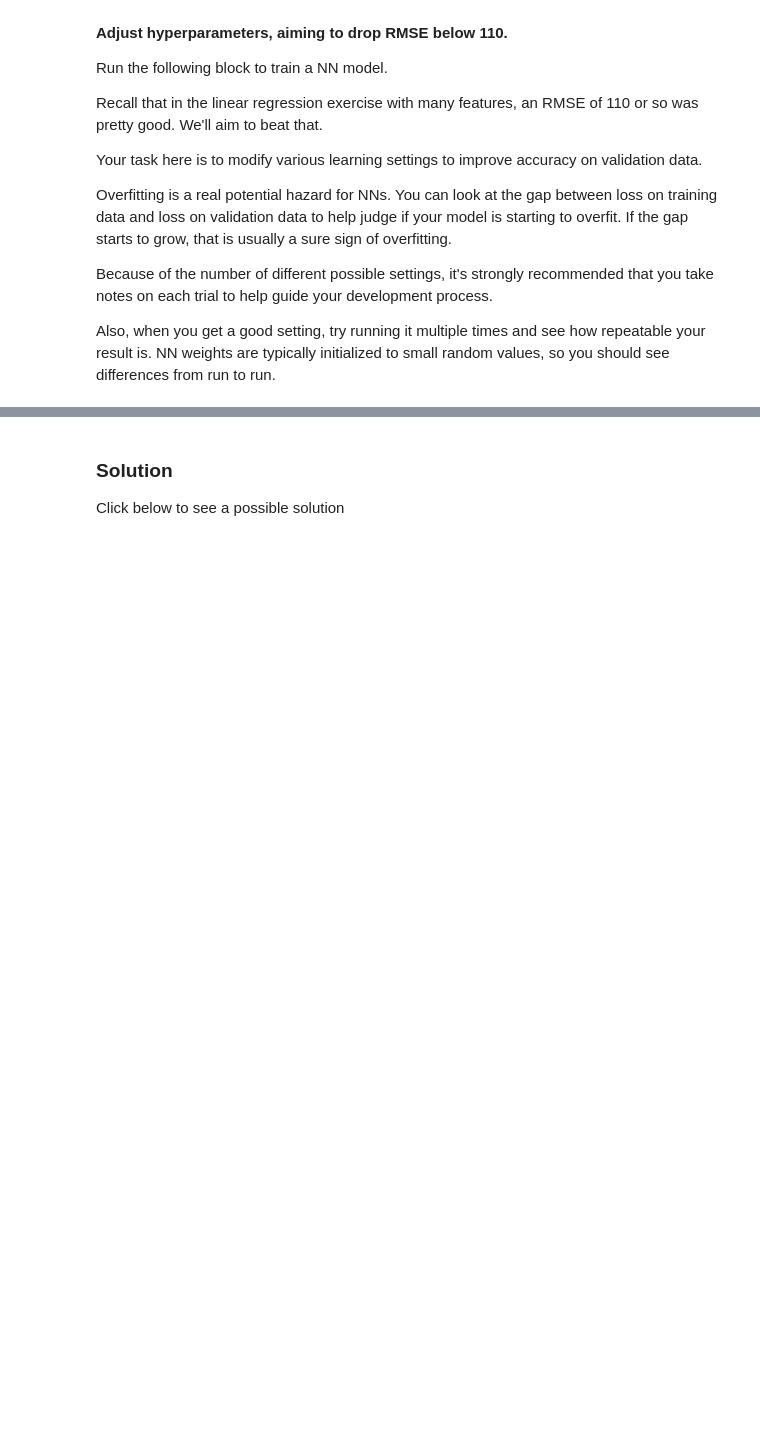
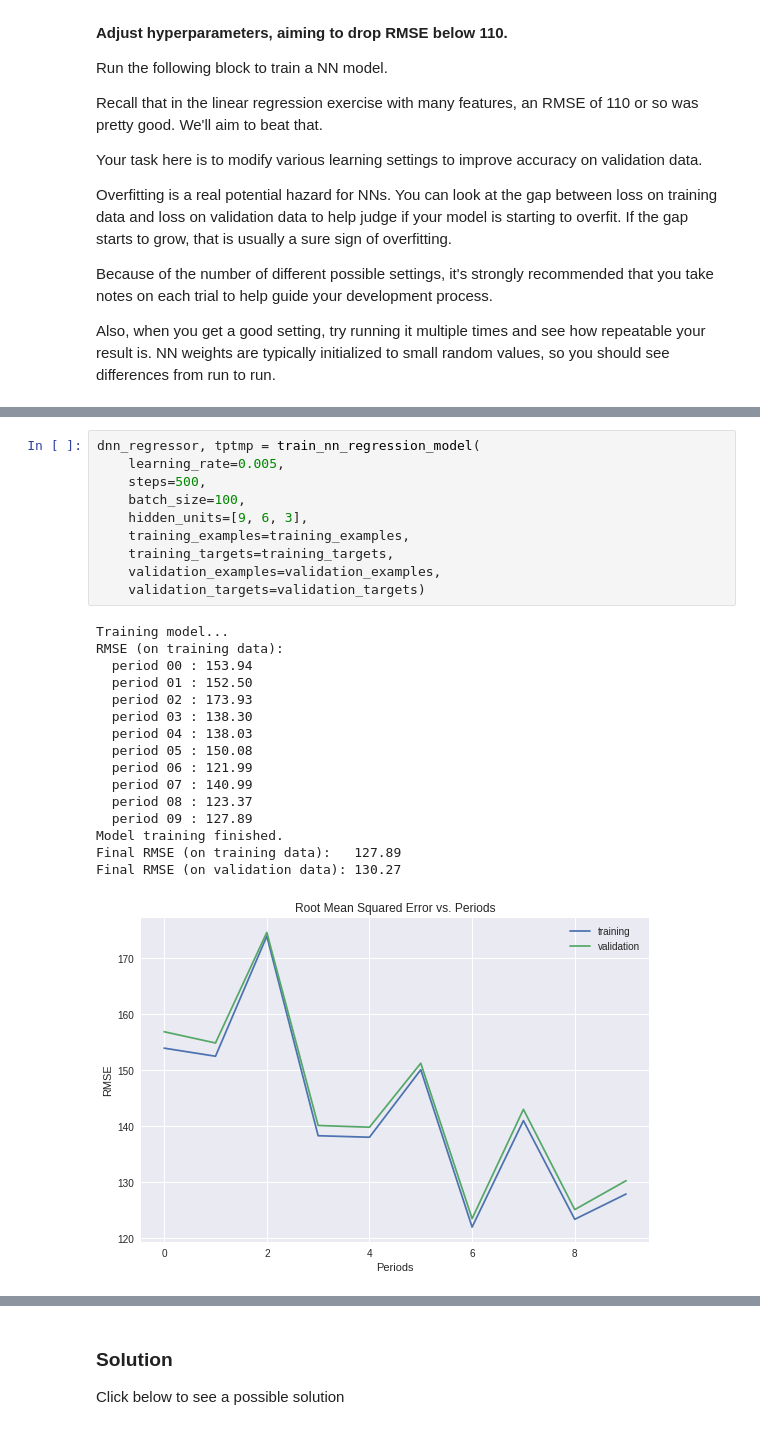
Before and after one commit to tenvol/tsf00, a Jupyter notebook: intro_to_neural_nets.ipynb, the cells around one changed output, grey strips where cells are left out. Cells and saved outputs as stored; diff of their text form; blank space fills up the shorter version.

```diff
--- a/intro_to_neural_nets.ipynb
+++ b/intro_to_neural_nets.ipynb
@@ -396,0 +478,27 @@ dnn_regressor = train_nn_regression_model(
+# %%
+dnn_regressor, tptmp = train_nn_regression_model(
+    learning_rate=0.005,
+    steps=500,
+    batch_size=100,
+    hidden_units=[9, 6, 3],
+    training_examples=training_examples,
+    training_targets=training_targets,
+    validation_examples=validation_examples,
+    validation_targets=validation_targets)
+# %% [output]
+Training model...
+RMSE (on training data):
+  period 00 : 153.94
+  period 01 : 152.50
+  period 02 : 173.93
+  period 03 : 138.30
+  period 04 : 138.03
+  period 05 : 150.08
+  period 06 : 121.99
+  period 07 : 140.99
+  period 08 : 123.37
+  period 09 : 127.89
+Model training finished.
+Final RMSE (on training data):   127.89
+Final RMSE (on validation data): 130.27
+[figure, added]
```
Also changed, not shown: parts of 10 cells of this notebook.
